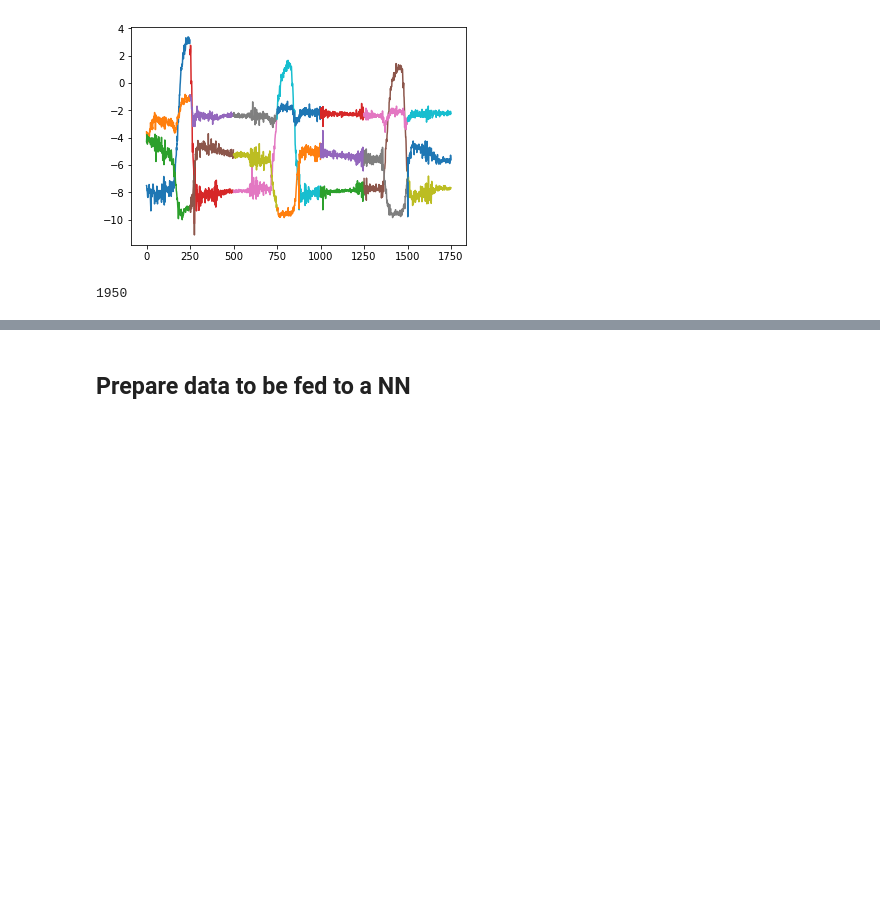
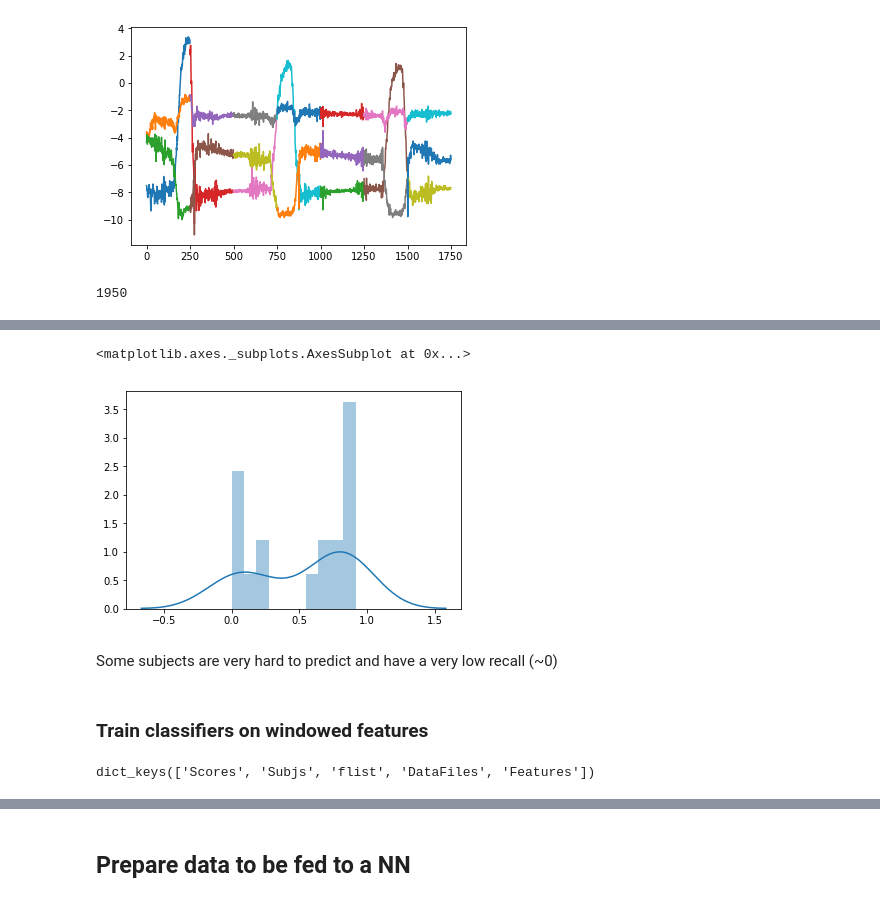
Before and after one commit to Luke3D/DREAM_PD, a Jupyter notebook: DNNapproach.ipynb, the cells around one changed output, grey strips where cells are left out. Saved outputs shown, nothing was run; the diff lists cells and outputs as text; code cells hidden in the pictures; blank space fills up the shorter version.

```diff
--- a/DNNapproach.ipynb
+++ b/DNNapproach.ipynb
@@ -391,0 +441,8 @@ len(rawdata)
+# %%
+X_train_norm = X_train.copy()
+X_test_norm = X_test.copy()
+X_train_norm.iloc[:,:] = scaler.fit_transform(X_train)
+X_test_norm.iloc[:,:] = scaler.transform(X_test)
+
+X_train=X_train_norm
+X_test=X_test_norm
@@ -391,0 +548,9 @@ len(rawdata)
+# %%
+sns.distplot(rec_subj,bins=10)
+# %% [output]
+<matplotlib.axes._subplots.AxesSubplot at 0x...>
+[figure, added]
+# %% [markdown]
+Some subjects are very hard to predict and have a very low recall (~0)
+# %% [markdown]
+### Train classifiers on windowed features
@@ -391,0 +563,4 @@ len(rawdata)
+# %%
+Xwin.keys()
+# %% [output]
+dict_keys(['Scores', 'Subjs', 'flist', 'DataFiles', 'Features'])
```
Also changed, not shown: parts of 50 cells of this notebook.
